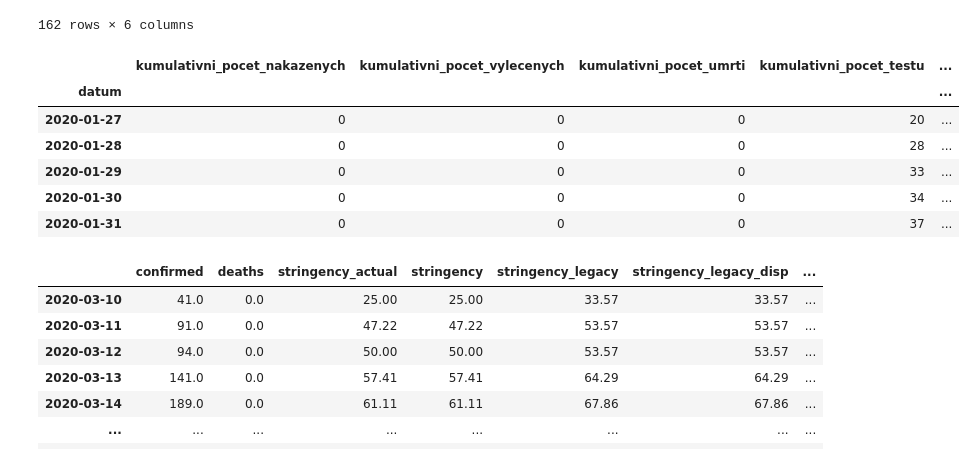
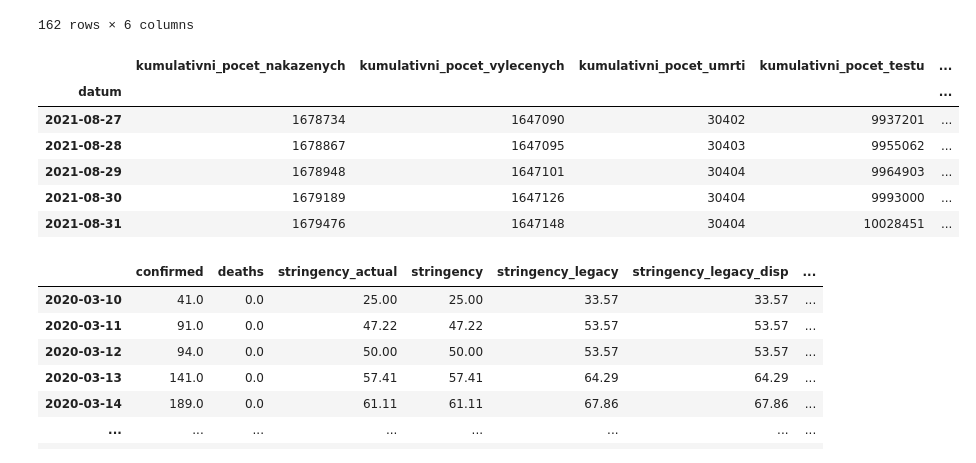
Before and after one commit to barabajgarova/Python-IES-Project, a Jupyter notebook: Policy_analysis.ipynb, the cells around one changed output. Cells and saved outputs as stored; diff of their text form; code cells hidden in the pictures.

```diff
--- a/Policy_analysis.ipynb
+++ b/Policy_analysis.ipynb
@@ -52,15 +52,15 @@ df
 # %%
 df_stats = m.get_general_daily_stats()
 # %%
-df_stats.head()
+df_stats.tail()
 # %% [output]
 |  | kumulativni_pocet_nakazenych | kumulativni_pocet_vylecenych | kumulativni_pocet_umrti | kumulativni_pocet_testu | ... |
 | datum |  |  |  |  | ... |
-| 2020-01-27 | 0 | 0 | 0 | 20 | ... |
-| 2020-01-28 | 0 | 0 | 0 | 28 | ... |
-| 2020-01-29 | 0 | 0 | 0 | 33 | ... |
-| 2020-01-30 | 0 | 0 | 0 | 34 | ... |
-| 2020-01-31 | 0 | 0 | 0 | 37 | ... |
+| 2021-08-27 | 1678734 | 1647090 | 30402 | 9937201 | ... |
+| 2021-08-28 | 1678867 | 1647095 | 30403 | 9955062 | ... |
+| 2021-08-29 | 1678948 | 1647101 | 30404 | 9964903 | ... |
+| 2021-08-30 | 1679189 | 1647126 | 30404 | 9993000 | ... |
+| 2021-08-31 | 1679476 | 1647148 | 30404 | 10028451 | ... |
 # %%
 df_stats = df_stats.drop(['kumulativni_pocet_nakazenych', 'kumulativni_pocet_vylecenych','kumulativni_pocet_umrti', 'kumulativni_pocet_testu', 'kumulativni_pocet_ag_testu'], axis=1)
 # %%
```
Also changed, not shown: 3 other files.
